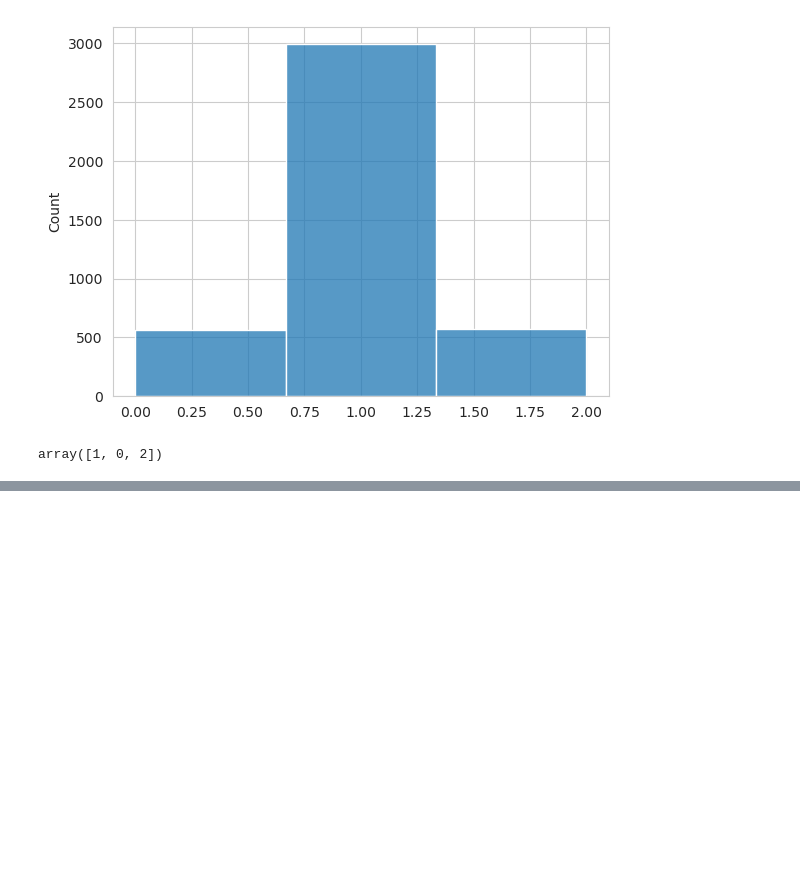
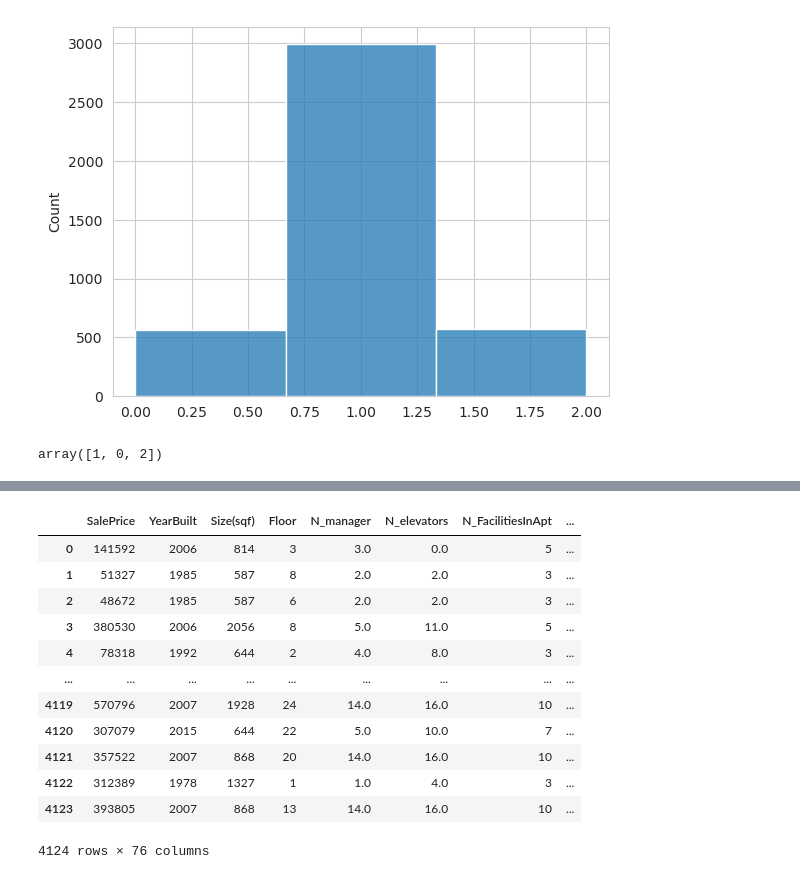
Before and after one commit to SNURTEL/24l-ssne, a Jupyter notebook: proj2/exploration.ipynb, the cells around one changed output, grey strips where cells are left out. Cells and saved outputs as stored; diff of their text form; code cells hidden in the pictures; blank space fills up the shorter version.

```diff
--- a/proj2/exploration.ipynb
+++ b/proj2/exploration.ipynb
@@ -78,0 +130,27 @@ plt.show()
+# %%
+categorical_cols = [
+    'HallwayType',
+    'HeatingType',
+    'AptManageType',
+    'N_Parkinglot(Ground)',
+    'N_Parkinglot(Basement)',
+    'TimeToBusStop',
+    'TimeToSubway',
+    'SubwayStation',
+]
+
+pd.concat([df.drop(columns=categorical_cols), *[pd.get_dummies(df[col], prefix=col, dtype=int) for col in categorical_cols]], axis=1)
+# %% [output]
+|  | SalePrice | YearBuilt | Size(sqf) | Floor | N_manager | N_elevators | N_FacilitiesInApt | ... |
+| 0 | 141592 | 2006 | 814 | 3 | 3.0 | 0.0 | 5 | ... |
+| 1 | 51327 | 1985 | 587 | 8 | 2.0 | 2.0 | 3 | ... |
+| 2 | 48672 | 1985 | 587 | 6 | 2.0 | 2.0 | 3 | ... |
+| 3 | 380530 | 2006 | 2056 | 8 | 5.0 | 11.0 | 5 | ... |
+| 4 | 78318 | 1992 | 644 | 2 | 4.0 | 8.0 | 3 | ... |
+| ... | ... | ... | ... | ... | ... | ... | ... | ... |
+| 4119 | 570796 | 2007 | 1928 | 24 | 14.0 | 16.0 | 10 | ... |
+| 4120 | 307079 | 2015 | 644 | 22 | 5.0 | 10.0 | 7 | ... |
+| 4121 | 357522 | 2007 | 868 | 20 | 14.0 | 16.0 | 10 | ... |
+| 4122 | 312389 | 1978 | 1327 | 1 | 1.0 | 4.0 | 3 | ... |
+| 4123 | 393805 | 2007 | 868 | 13 | 14.0 | 16.0 | 10 | ... |
+4124 rows × 76 columns
```
Also changed, not shown: parts of 4 cells of this notebook, 2 other files.
